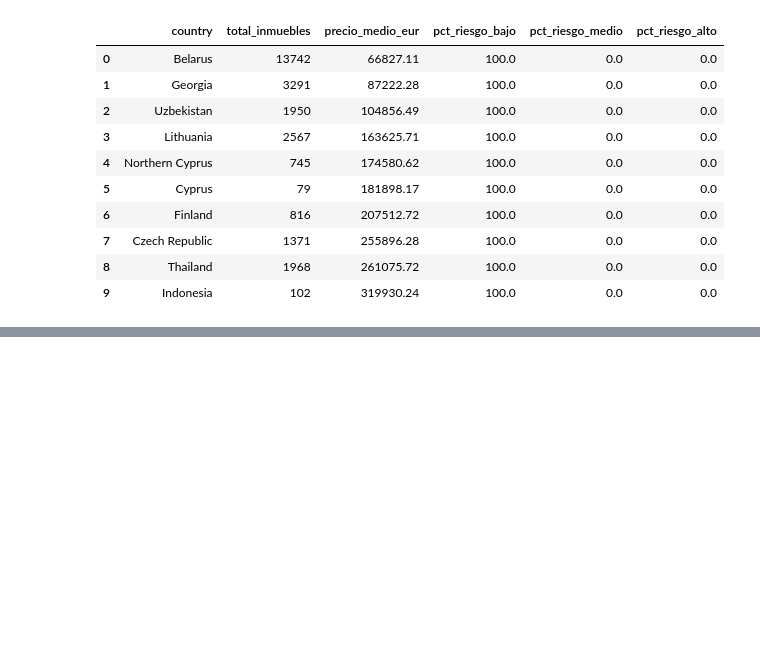
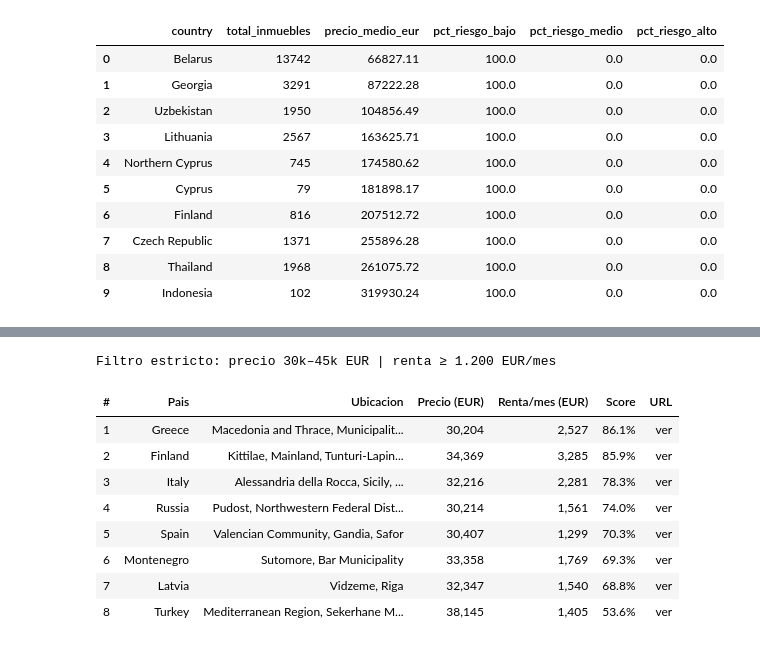
Before and after one commit to 313danielscv-pixel/Proyecto_Inmuebles, a Jupyter notebook: proyecto-inmobiliario-global/procesamiento/procesamiento.ipynb, the cells around one changed output, grey strips where cells are left out. Drawn from its saved outputs; the diff is of its cells as text; code cells hidden in the pictures; blank space fills up the shorter version.

```diff
--- a/proyecto-inmobiliario-global/procesamiento/procesamiento.ipynb
+++ b/proyecto-inmobiliario-global/procesamiento/procesamiento.ipynb
@@ -204,0 +372,55 @@ display(summary.head(25))
+# %%
+# TABLA DE RESULTADOS: pisos que cumplen filtro estricto (precio 30k-45k + renta >=1200)
+from IPython.display import HTML
+import pandas as pd
+
+tabla = top20_rapido[[
+    'rank_top20',
+    'country',
+    'location',
+    'price_eur_num',
+    'rent_eur_month_num',
+    'score_objetivo',
+    'url',
+]].copy()
+
+tabla = tabla.rename(columns={
+    'rank_top20':         '#',
+    'country':            'Pais',
+    'location':           'Ubicacion',
+    'price_eur_num':      'Precio (EUR)',
+    'rent_eur_month_num': 'Renta/mes (EUR)',
+    'score_objetivo':     'Score',
+    'url':                'URL',
+})
+
+tabla['Precio (EUR)']    = tabla['Precio (EUR)'].map('{:,.0f}'.format)
+tabla['Renta/mes (EUR)'] = tabla['Renta/mes (EUR)'].map('{:,.0f}'.format)
+tabla['Score']           = (tabla['Score'] * 100).map('{:.1f}%'.format)
+tabla['URL']             = tabla['URL'].apply(lambda u: f'<a href="{u}" target="_blank">ver</a>')
+
+html = (
+    tabla.style
+        .set_caption('Filtro estricto: precio 30k–45k EUR | renta ≥ 1.200 EUR/mes')
+        .set_table_styles([
+            {'selector': 'caption', 'props': [('font-size', '14px'), ('font-weight', 'bold'), ('text-align', 'left'), ('margin-bottom', '6px')]},
+            {'selector': 'th',      'props': [('background-color', '#2c3e50'), ('color', 'white'), ('padding', '6px 10px')]},
+            {'selector': 'td',      'props': [('padding', '5px 10px')]},
+            {'selector': 'tr:nth-child(even)', 'props': [('background-color', '#f2f2f2')]},
+        ])
+        .hide(axis='index')
+        .to_html(escape=False)
+)
+
+display(HTML(html))
+# %% [output]
+Filtro estricto: precio 30k–45k EUR | renta ≥ 1.200 EUR/mes
+| # | Pais | Ubicacion | Precio (EUR) | Renta/mes (EUR) | Score | URL |
+| 1 | Greece | Macedonia and Thrace, Municipalit... | 30,204 | 2,527 | 86.1% | ver |
+| 2 | Finland | Kittilae, Mainland, Tunturi-Lapin... | 34,369 | 3,285 | 85.9% | ver |
+| 3 | Italy | Alessandria della Rocca, Sicily, ... | 32,216 | 2,281 | 78.3% | ver |
+| 4 | Russia | Pudost, Northwestern Federal Dist... | 30,214 | 1,561 | 74.0% | ver |
+| 5 | Spain | Valencian Community, Gandia, Safor | 30,407 | 1,299 | 70.3% | ver |
+| 6 | Montenegro | Sutomore, Bar Municipality | 33,358 | 1,769 | 69.3% | ver |
+| 7 | Latvia | Vidzeme, Riga | 32,347 | 1,540 | 68.8% | ver |
+| 8 | Turkey | Mediterranean Region, Sekerhane M... | 38,145 | 1,405 | 53.6% | ver |
```
Also changed, not shown: parts of 9 cells of this notebook, 6 other files.
